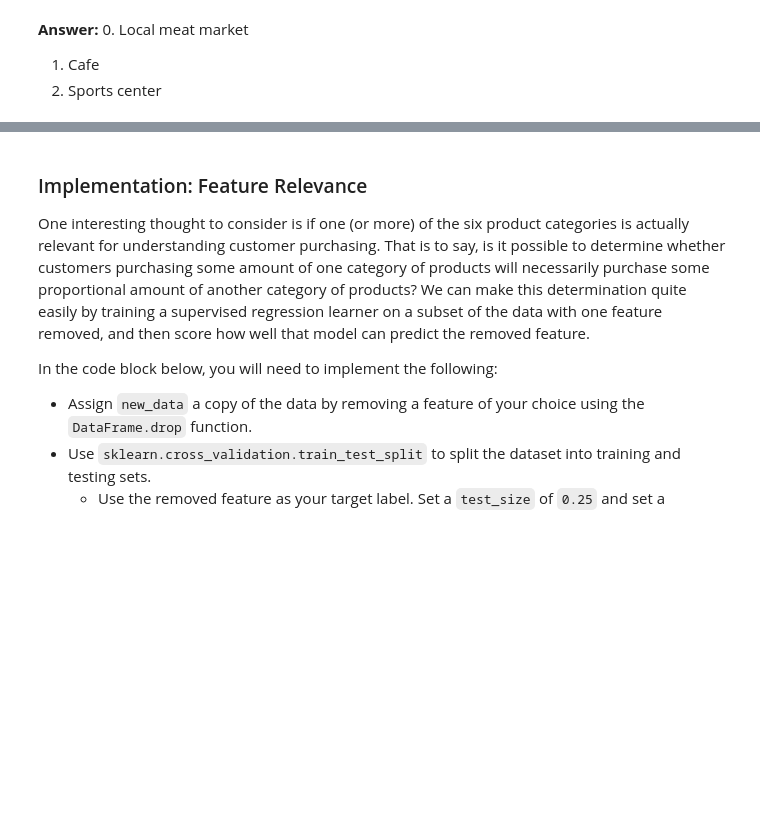
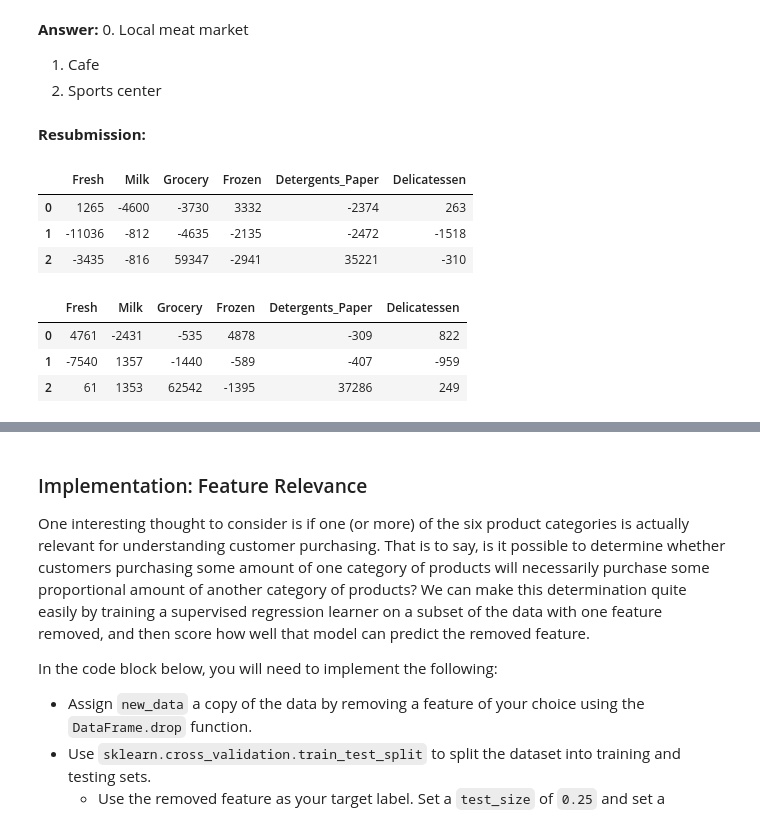
Before and after one commit to Jaspereclipse/machine-learning, a Jupyter notebook: projects/creating_customer_segments/customer_segments.ipynb, the cells around one changed output, grey strips where cells are left out. Saved outputs shown, nothing was run; the diff lists cells and outputs as text; code cells hidden in the pictures; blank space fills up the shorter version.

Commit message:
Resubmission

```diff
--- a/projects/creating_customer_segments/customer_segments.ipynb
+++ b/projects/creating_customer_segments/customer_segments.ipynb
@@ -80,3 +80,17 @@ Consider the total purchase cost of each product category and the statistical de
 0. Local meat market
 1. Cafe
 2. Sports center
+# %% [markdown]
+**Resubmission:**
+# %%
+display(samples - data.mean().round())
+display(samples - data.median().round())
+# %% [output]
+|  | Fresh | Milk | Grocery | Frozen | Detergents_Paper | Delicatessen |
+| 0 | 1265 | -4600 | -3730 | 3332 | -2374 | 263 |
+| 1 | -11036 | -812 | -4635 | -2135 | -2472 | -1518 |
+| 2 | -3435 | -816 | 59347 | -2941 | 35221 | -310 |
+|  | Fresh | Milk | Grocery | Frozen | Detergents_Paper | Delicatessen |
+| 0 | 4761 | -2431 | -535 | 4878 | -309 | 822 |
+| 1 | -7540 | 1357 | -1440 | -589 | -407 | -959 |
+| 2 | 61 | 1353 | 62542 | -1395 | 37286 | 249 |
```
Also changed, not shown: parts of 10 cells of this notebook.
